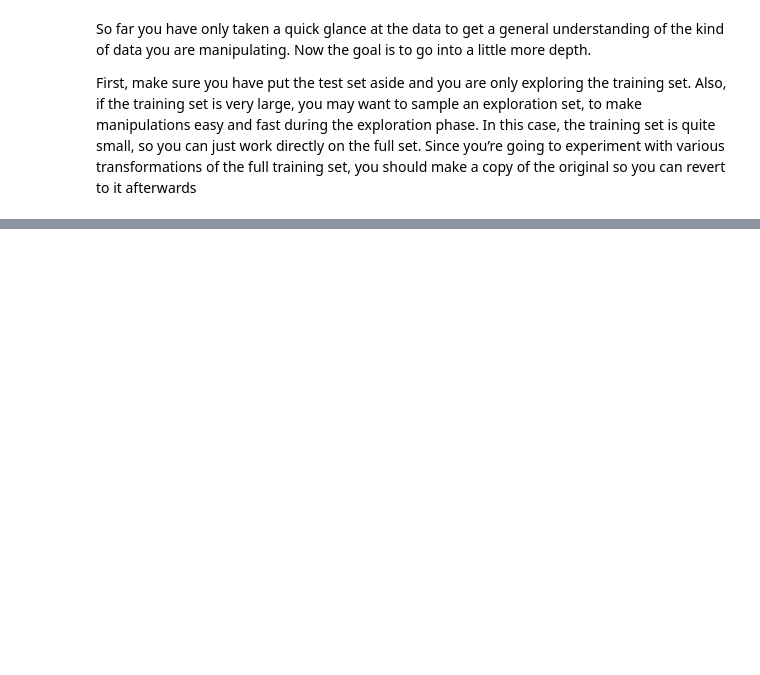
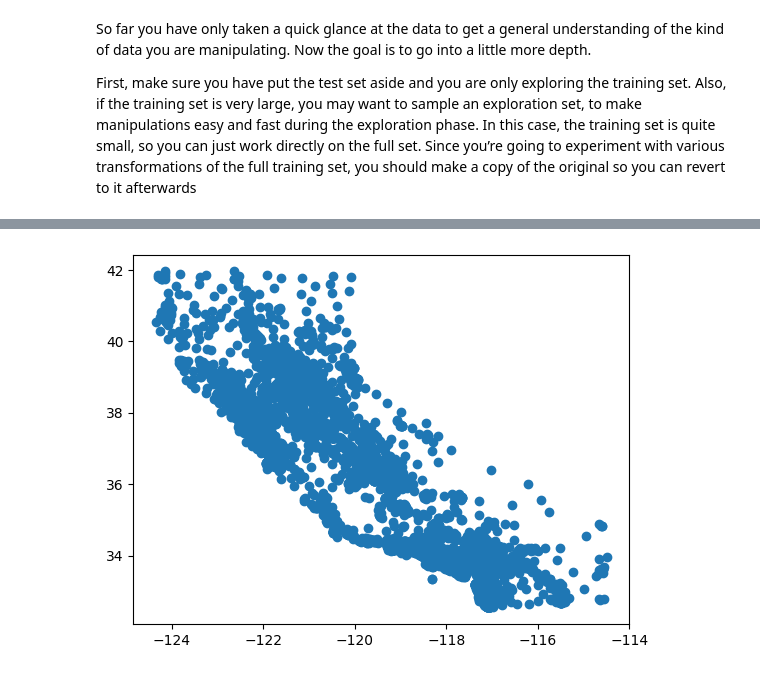
Before and after one commit to MulanSchneeberg/Hands-On-Machine-Learning_3rd, a Jupyter notebook: 02.End to End Machine Learning Project/03.Explore and Visualize the data to gain insights.ipynb, the cells around one changed output, grey strips where cells are left out. Cells and saved outputs as stored; diff of their text form; code cells hidden in the pictures; blank space fills up the shorter version.

```diff
--- a/02.End to End Machine Learning Project/03.Explore and Visualize the data to gain insights.ipynb
+++ b/02.End to End Machine Learning Project/03.Explore and Visualize the data to gain insights.ipynb
@@ -21,0 +28,10 @@ housing = load_housing_data()
+# %%
+import numpy as np
+housing['income_cat']=pd.cut(housing['median_income'], bins=[0, 1.5, 3, 4.5, 6, np.inf ], labels=[1,2,3,4,5])
+# %%
+# spplit training and test data
+
+from sklearn.model_selection import train_test_split
+
+train_set, test_set=train_test_split(housing, stratify=housing['income_cat'], random_state=42, test_size=0.2 )
+train_set.shape
@@ -21,0 +56,2 @@ housing = load_housing_data()
+# %%
+housing=train_set.copy()
@@ -21,0 +61,6 @@ housing = load_housing_data()
+# %%
+import matplotlib.pyplot as plt
+plt.scatter(housing['longitude'], housing['latitude'])
+plt.show()
+# %% [output]
+[figure, added]
```
Also changed, not shown: parts of 30 cells of this notebook, 1 other file.
